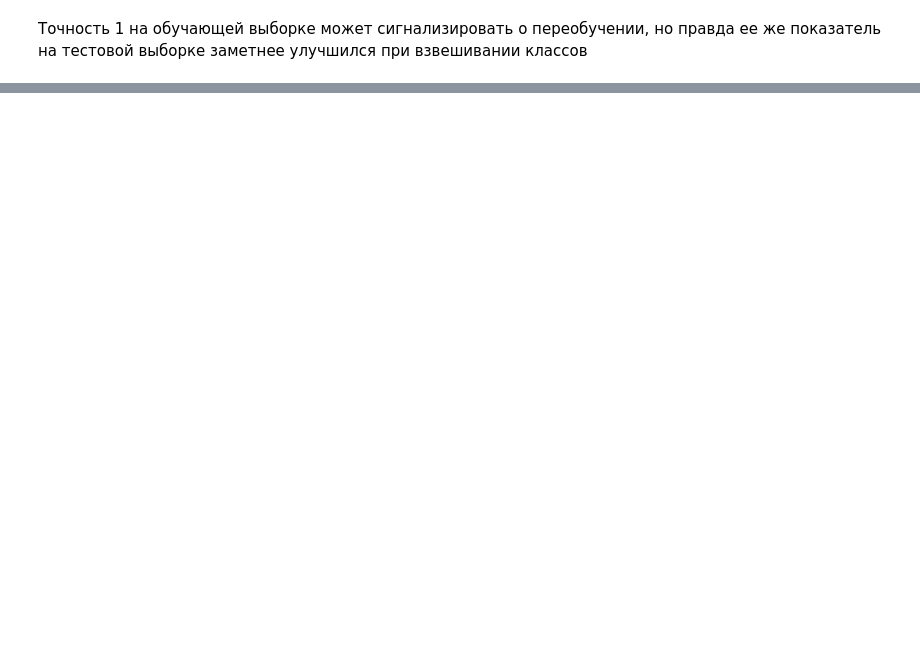
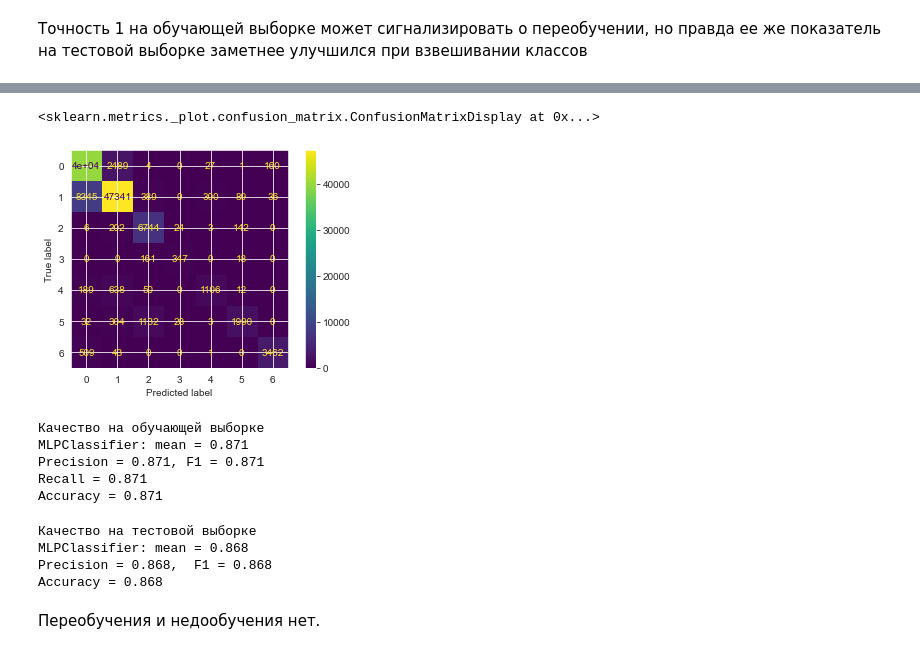
Before and after one commit to mavikulov/ML-UNN, a Jupyter notebook: Notebooks/Forest Cover Type.ipynb, the cells around one changed output, grey strips where cells are left out. Saved outputs shown, nothing was run; the diff lists cells and outputs as text; code cells hidden in the pictures; blank space fills up the shorter version.

```diff
--- a/Notebooks/Forest Cover Type.ipynb
+++ b/Notebooks/Forest Cover Type.ipynb
@@ -644,0 +673,6 @@ weighted avg       0.94      0.94      0.94    116203
+# %%
+param_grid = {"C": np.logspace(-3, 3, 7), 'penalty': ['l1', 'l2']}
+grid = GridSearchCV(logreg_clf, param_grid, cv=5, scoring='accuracy')
+grid.fit(X_train, y_train)
+print("Наилучшие параметры: ", grid.best_params_)
+y_pred = grid.predict(X_test)
@@ -644,0 +701,6 @@ weighted avg       0.94      0.94      0.94    116203
+# %%
+from sklearn.ensemble import RandomForestClassifier
+
+
+forest_clf = RandomForestClassifier()
+forest_clf.fit(X_train, y_train)
@@ -644,0 +741,7 @@ weighted avg       0.94      0.94      0.94    116203
+# %%
+from sklearn.neural_network import MLPClassifier
+mlp_model = MLPClassifier(hidden_layer_sizes=(50, 30),
+                          solver='adam',
+                          activation='relu',
+                          max_iter=1000)
+mlp_model.fit(X_train, y_train)
@@ -644,0 +752,3 @@ weighted avg       0.94      0.94      0.94    116203
+# %%
+y_pred_train = mlp_model.predict(X_train)
+y_pred_test = mlp_model.predict(X_test)
@@ -644,0 +771,33 @@ weighted avg       0.94      0.94      0.94    116203
+# %%
+conf_display_train = ConfusionMatrixDisplay(confusion_matrix=confusion_matrix(y_test, y_pred_test, labels=mlp_model.classes_))
+conf_display_train.plot()
+# %% [output]
+<sklearn.metrics._plot.confusion_matrix.ConfusionMatrixDisplay at 0x...>
+[figure, added]
+# %%
+print("Качество на обучающей выборке")
+print(f"MLPClassifier: mean = {round((y_pred_train == y_train).mean(), 3)}")
+print(f'Precision = {precision_score(y_train, y_pred_train, average="micro"):.3f},', end=' ')
+print(f'F1 = {f1_score(y_train, y_pred_train, average="micro"):.3f}')
+print(f'Recall = {recall_score(y_train, y_pred_train, average="micro"):.3f}')
+print(f"Accuracy = {accuracy_score(y_train, y_pred_train):.3f}")
+# %% [output]
+Качество на обучающей выборке
+MLPClassifier: mean = 0.871
+Precision = 0.871, F1 = 0.871
+Recall = 0.871
+Accuracy = 0.871
+# %%
+print("Качество на тестовой выборке")
+print(f"MLPClassifier: mean = {round((y_pred_test == y_test).mean(), 3)}")
+print(f'Precision = {precision_score(y_test, y_pred_test, average="micro"):.3f},', end=' ')
+print(f' F1 = {f1_score(y_test, y_pred_test, average="micro"):.3f}')
+print(f'Recall = {recall_score(y_test, y_pred_test, average="micro"):.3f}')
+print(f"Accuracy = {accuracy_score(y_test, y_pred_test):.3f}")
+# %% [output]
+Качество на тестовой выборке
+MLPClassifier: mean = 0.868
+Precision = 0.868,  F1 = 0.868
+Accuracy = 0.868
+# %% [markdown]
+Переобучения и недообучения нет.
```
Also changed, not shown: parts of 31 cells of this notebook.
